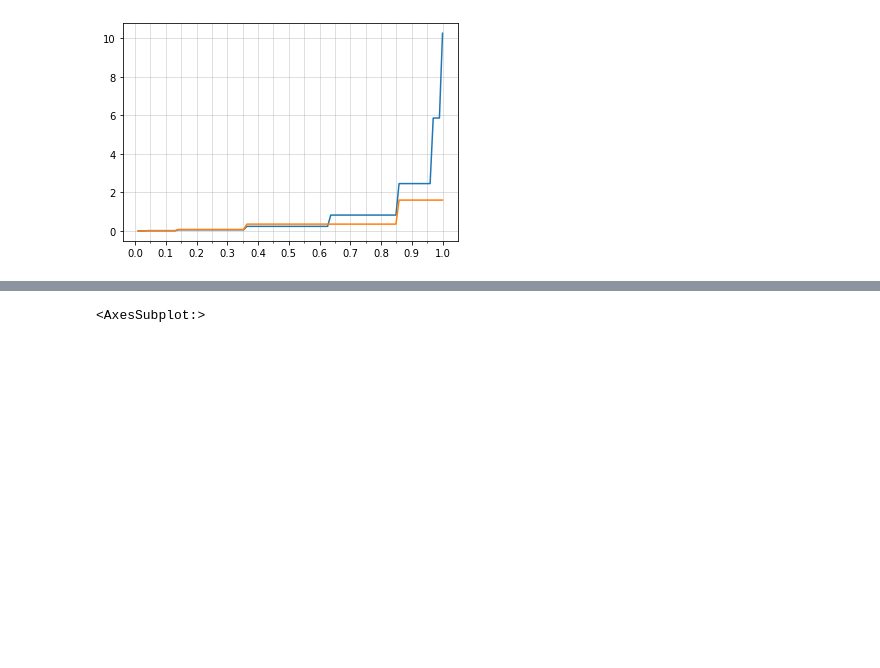
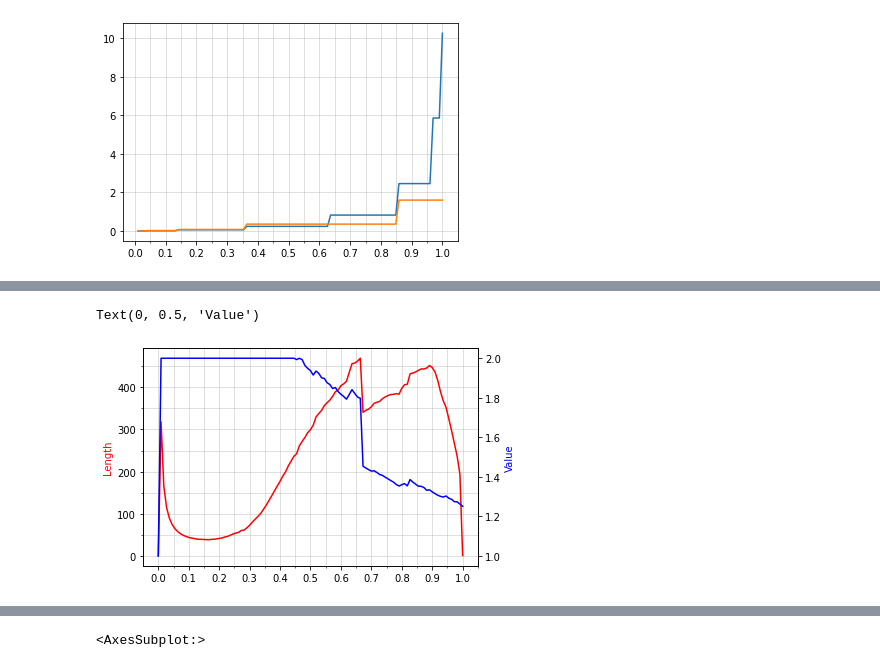
Before and after one commit to bernardorufino/coursera-portfolio-analysis, a Jupyter notebook: play.ipynb, the cells around one changed output, grey strips where cells are left out. Drawn from its saved outputs; the diff is of its cells as text; code cells hidden in the pictures; blank space fills up the shorter version.

```diff
--- a/play.ipynb
+++ b/play.ipynb
@@ -132,0 +136,37 @@ KeyboardInterrupt:
+# %%
+%%time
+
+cache_filename_format = 'data/play/game_fs_{}_{}_{}_{}_{}.pickle'
+
+cache = True
+processes = int(mp.cpu_count() - 2)
+fs = (0, 1, 111)
+simulations = 500_000
+stop_mode = 'doubled'
+
+cache_filename = cache_filename_format.format(stop_mode, *fs, simulations)
+if cache and os.path.exists(cache_filename):
+    with open(cache_filename, 'rb') as f:
+        fs, f_lengths, f_values = pickle.load(f)
+        print('Read from cache')
+else:
+    print('Simulating... ({} processes)'.format(processes))
+    fs = np.linspace(*fs)
+    f_lengths, f_values = exp.simulate(simulations, stop_mode, fs, processes)
+    with open(cache_filename, 'wb') as f:
+        pickle.dump((fs, f_lengths, f_values), f)
+        print('Wrote to cache')
+
+fig, ax1 = plt.subplots()
+ax2 = ax1.twinx()
+y1 = [d.mean() for d in f_lengths]
+y2 = [min(2, d.mean()) for d in f_values]
+ax1.plot(fs, y1, color='red')
+ax1.set_ylabel('Length', color='red')
+ax1.xaxis.set_major_locator(ticker.MultipleLocator(.1))
+ax1.xaxis.set_minor_locator(ticker.AutoMinorLocator(2))
+ax1.yaxis.set_minor_locator(ticker.AutoMinorLocator(2))
+ax1.grid(b=True, which='both', alpha=.5)
+ax2.plot(fs, y2, color='blue')
+ax2.set_ylabel('Value', color='blue')
+# %% [output]
@@ -133 +176,3 @@ KeyboardInterrupt:
+Text(0, 0.5, 'Value')
+[figure, added]
 # %%
```
Also changed, not shown: parts of 12 cells of this notebook, 1 other file.
